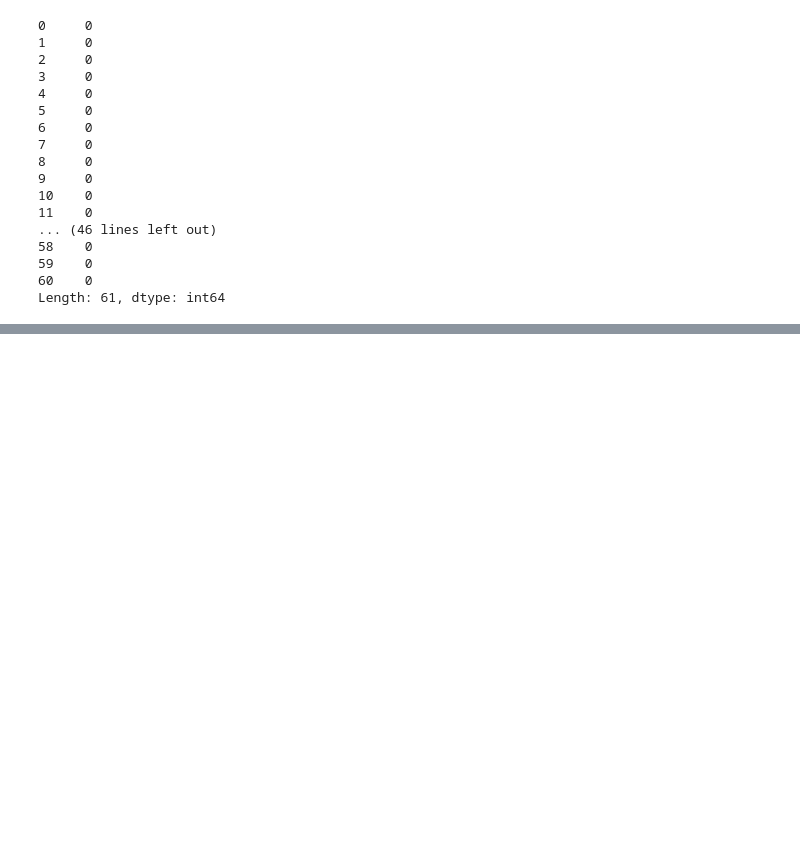
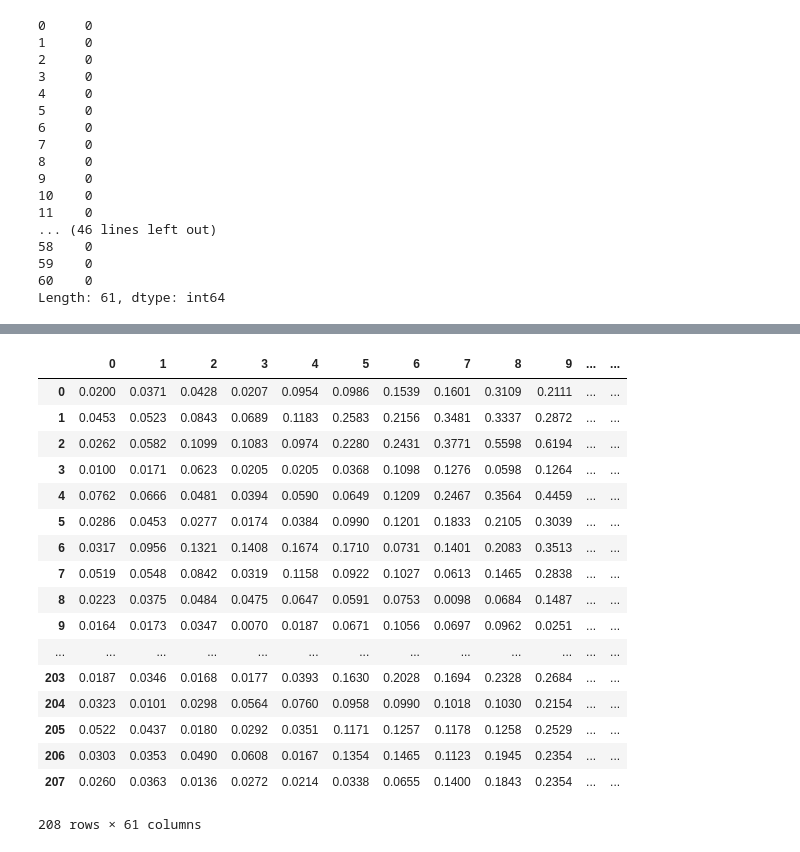
Before and after one commit to Srinivasysr2003/Data-Science, a Jupyter notebook: Sonar Submarine - Project 2.ipynb, the cells around one changed output, grey strips where cells are left out. Drawn from its saved outputs; the diff is of its cells as text; code cells hidden in the pictures; blank space fills up the shorter version.

```diff
--- a/Sonar Submarine - Project 2.ipynb
+++ b/Sonar Submarine - Project 2.ipynb
@@ -71,0 +96,23 @@ Length: 61, dtype: int64
+# %%
+ole = LabelEncoder()
+ds_sonar[60] = ole.fit_transform(ds_sonar[60])
+ds_sonar
+# %% [output]
+|  | 0 | 1 | 2 | 3 | 4 | 5 | 6 | 7 | 8 | 9 | ... | ... |
+| 0 | 0.0200 | 0.0371 | 0.0428 | 0.0207 | 0.0954 | 0.0986 | 0.1539 | 0.1601 | 0.3109 | 0.2111 | ... | ... |
+| 1 | 0.0453 | 0.0523 | 0.0843 | 0.0689 | 0.1183 | 0.2583 | 0.2156 | 0.3481 | 0.3337 | 0.2872 | ... | ... |
+| 2 | 0.0262 | 0.0582 | 0.1099 | 0.1083 | 0.0974 | 0.2280 | 0.2431 | 0.3771 | 0.5598 | 0.6194 | ... | ... |
+| 3 | 0.0100 | 0.0171 | 0.0623 | 0.0205 | 0.0205 | 0.0368 | 0.1098 | 0.1276 | 0.0598 | 0.1264 | ... | ... |
+| 4 | 0.0762 | 0.0666 | 0.0481 | 0.0394 | 0.0590 | 0.0649 | 0.1209 | 0.2467 | 0.3564 | 0.4459 | ... | ... |
+| 5 | 0.0286 | 0.0453 | 0.0277 | 0.0174 | 0.0384 | 0.0990 | 0.1201 | 0.1833 | 0.2105 | 0.3039 | ... | ... |
+| 6 | 0.0317 | 0.0956 | 0.1321 | 0.1408 | 0.1674 | 0.1710 | 0.0731 | 0.1401 | 0.2083 | 0.3513 | ... | ... |
+| 7 | 0.0519 | 0.0548 | 0.0842 | 0.0319 | 0.1158 | 0.0922 | 0.1027 | 0.0613 | 0.1465 | 0.2838 | ... | ... |
+| 8 | 0.0223 | 0.0375 | 0.0484 | 0.0475 | 0.0647 | 0.0591 | 0.0753 | 0.0098 | 0.0684 | 0.1487 | ... | ... |
+| 9 | 0.0164 | 0.0173 | 0.0347 | 0.0070 | 0.0187 | 0.0671 | 0.1056 | 0.0697 | 0.0962 | 0.0251 | ... | ... |
+| ... | ... | ... | ... | ... | ... | ... | ... | ... | ... | ... | ... | ... |
+| 203 | 0.0187 | 0.0346 | 0.0168 | 0.0177 | 0.0393 | 0.1630 | 0.2028 | 0.1694 | 0.2328 | 0.2684 | ... | ... |
+| 204 | 0.0323 | 0.0101 | 0.0298 | 0.0564 | 0.0760 | 0.0958 | 0.0990 | 0.1018 | 0.1030 | 0.2154 | ... | ... |
+| 205 | 0.0522 | 0.0437 | 0.0180 | 0.0292 | 0.0351 | 0.1171 | 0.1257 | 0.1178 | 0.1258 | 0.2529 | ... | ... |
+| 206 | 0.0303 | 0.0353 | 0.0490 | 0.0608 | 0.0167 | 0.1354 | 0.1465 | 0.1123 | 0.1945 | 0.2354 | ... | ... |
+| 207 | 0.0260 | 0.0363 | 0.0136 | 0.0272 | 0.0214 | 0.0338 | 0.0655 | 0.1400 | 0.1843 | 0.2354 | ... | ... |
+208 rows × 61 columns
```
Also changed, not shown: parts of 7 cells of this notebook.
